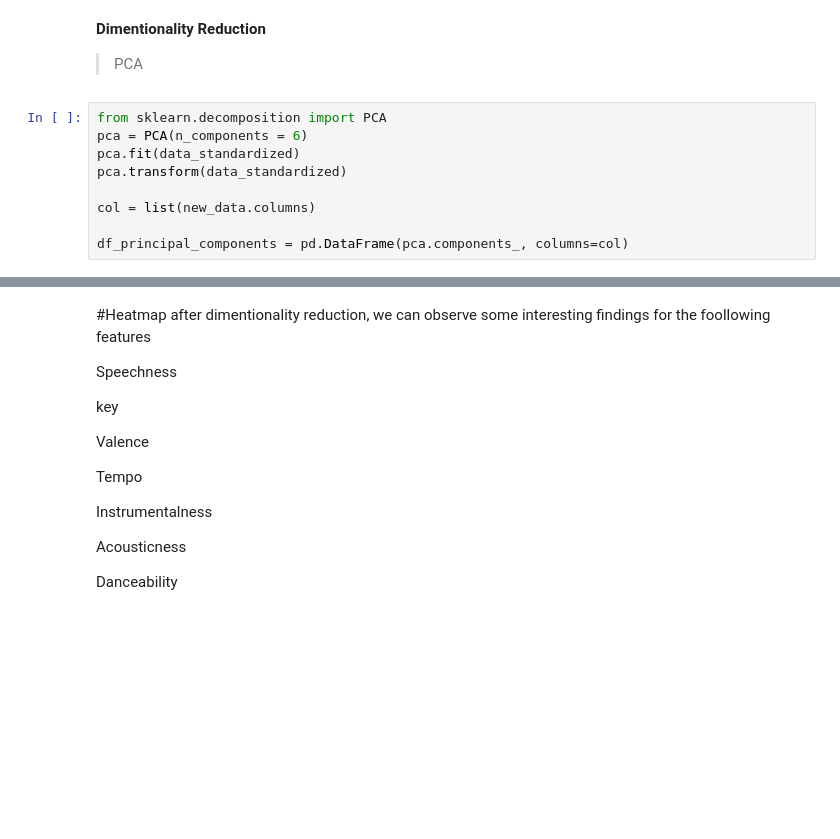
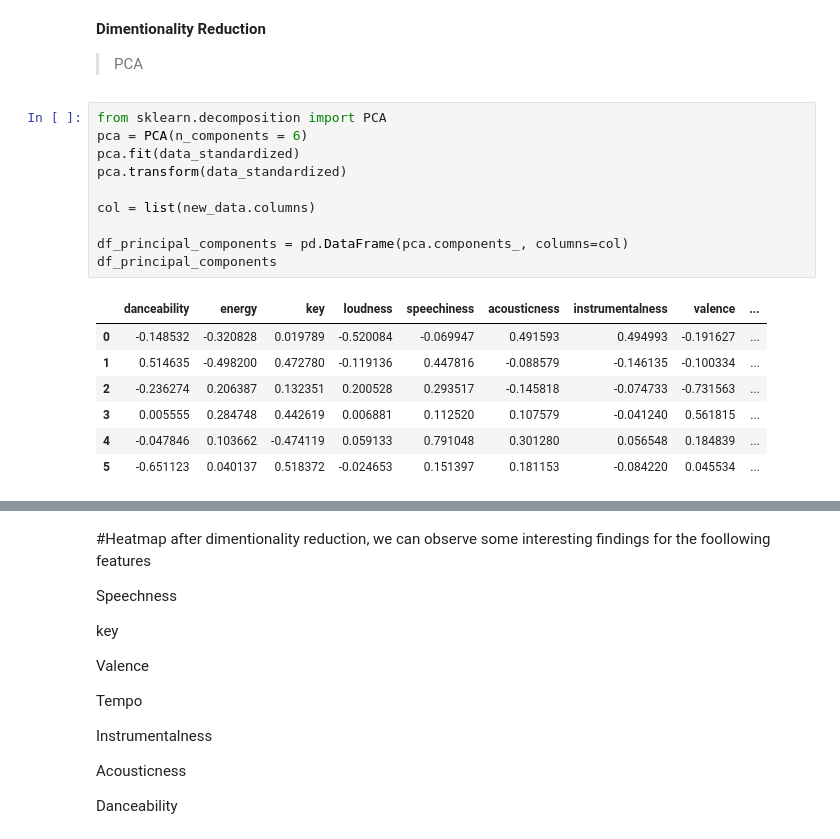
Before and after one commit to mosh98/spotify_dataset_exploration, a Jupyter notebook: Classifier_spotify_habits.ipynb, the cells around one changed output, grey strips where cells are left out. Drawn from its saved outputs; the diff is of its cells as text; blank space fills up the shorter version.

```diff
--- a/Classifier_spotify_habits.ipynb
+++ b/Classifier_spotify_habits.ipynb
@@ -211,12 +223,21 @@ array([[ 1.05820432e+00, -1.86109345e+00,  5.92943090e-01,
 # %%
 from sklearn.decomposition import PCA
 pca = PCA(n_components = 6)
 pca.fit(data_standardized)
 pca.transform(data_standardized)
 
 col = list(new_data.columns)
 
 df_principal_components = pd.DataFrame(pca.components_, columns=col)
+df_principal_components
+# %% [output]
+|  | danceability | energy | key | loudness | speechiness | acousticness | instrumentalness | valence | ... |
+| 0 | -0.148532 | -0.320828 | 0.019789 | -0.520084 | -0.069947 | 0.491593 | 0.494993 | -0.191627 | ... |
+| 1 | 0.514635 | -0.498200 | 0.472780 | -0.119136 | 0.447816 | -0.088579 | -0.146135 | -0.100334 | ... |
+| 2 | -0.236274 | 0.206387 | 0.132351 | 0.200528 | 0.293517 | -0.145818 | -0.074733 | -0.731563 | ... |
+| 3 | 0.005555 | 0.284748 | 0.442619 | 0.006881 | 0.112520 | 0.107579 | -0.041240 | 0.561815 | ... |
+| 4 | -0.047846 | 0.103662 | -0.474119 | 0.059133 | 0.791048 | 0.301280 | 0.056548 | 0.184839 | ... |
+| 5 | -0.651123 | 0.040137 | 0.518372 | -0.024653 | 0.151397 | 0.181153 | -0.084220 | 0.045534 | ... |
 # %%
 #pca = PCA().fit(data_rescaled)
 
```
Also changed, not shown: parts of 14 cells of this notebook.
